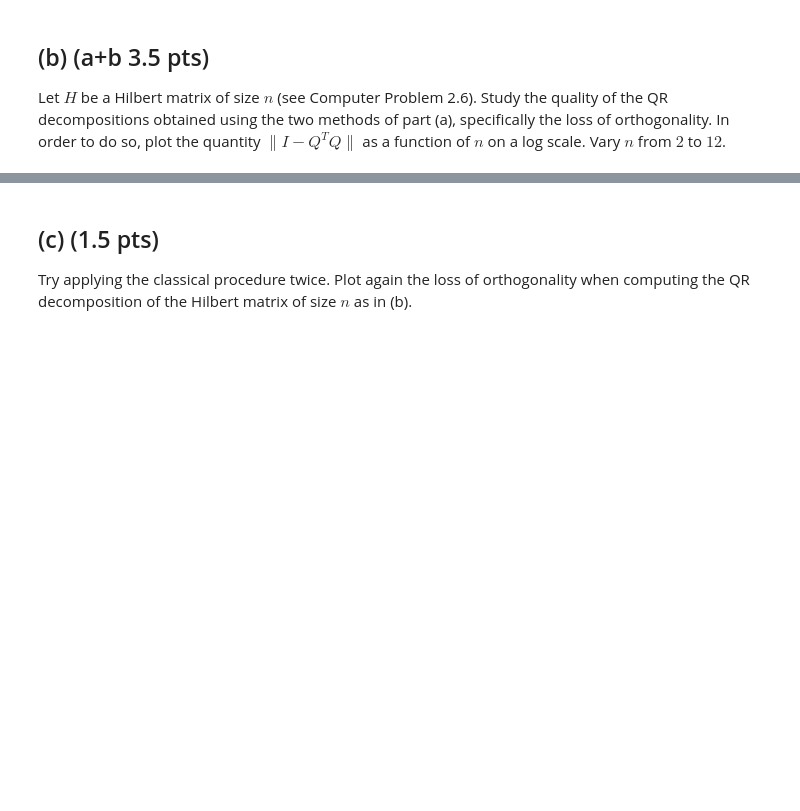
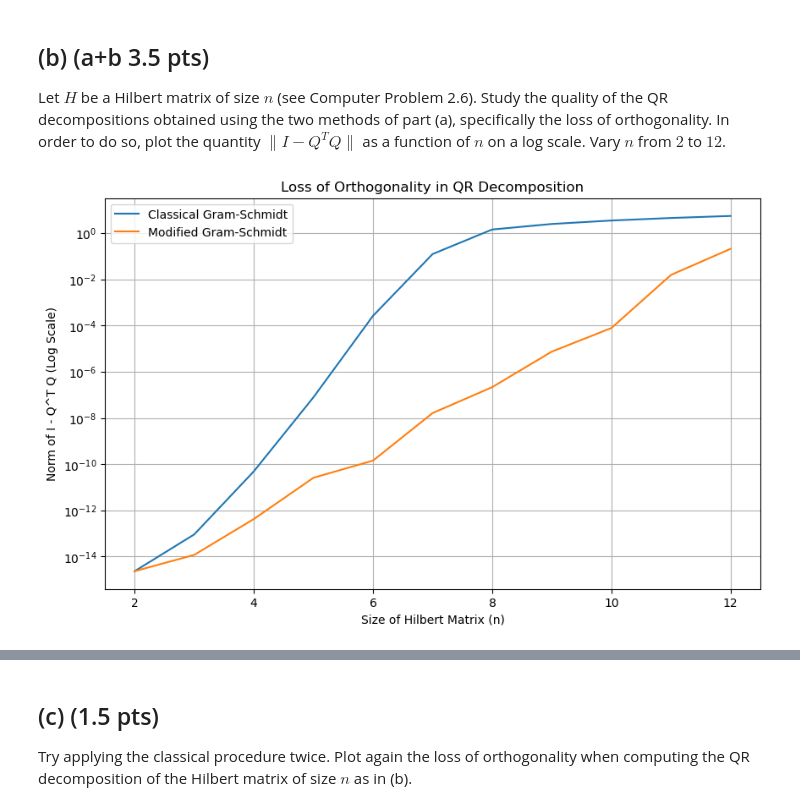
Before and after one commit to Terry-ZJ-Zhang/Numerical_Algorithm_Assignments, a Jupyter notebook: hw3/hw3_2023.ipynb, the cells around one changed output, grey strips where cells are left out. Cells and saved outputs as stored; diff of their text form; code cells hidden in the pictures; blank space fills up the shorter version.

```diff
--- a/hw3/hw3_2023.ipynb
+++ b/hw3/hw3_2023.ipynb
@@ -39,0 +83,38 @@ Let $H$ be a Hilbert matrix of size $n$ (see Computer Problem 2.6). Study the qu
+# %%
+def hilbert_matrix(n):
+    """Generate an n x n Hilbert matrix."""
+    return np.array([[1 / (i + j - 1) for j in range(1, n + 1)] for i in range(1, n + 1)])
+
+def norm_diff(Q):
+    """Calculate the norm of I - Q^T Q."""
+    I = np.eye(Q.shape[1])
+    return np.linalg.norm(I - np.dot(Q.T, Q))
+
+# Initialize lists to store the norms for each n
+norms_classical = []
+norms_modified = []
+
+# Vary n from 2 to 12
+for n in range(2, 13):
+    H = hilbert_matrix(n)
+
+    # Classical Gram-Schmidt
+    Q_classical, _ = classical_gram_schmidt(H)
+    norms_classical.append(norm_diff(Q_classical))
+
+    # Modified Gram-Schmidt
+    Q_modified, _ = modified_gram_schmidt(H)
+    norms_modified.append(norm_diff(Q_modified))
+
+# Plotting the results
+plt.figure(figsize=(10, 6))
+plt.semilogy(range(2, 13), norms_classical, label='Classical Gram-Schmidt')
+plt.semilogy(range(2, 13), norms_modified, label='Modified Gram-Schmidt')
+plt.xlabel('Size of Hilbert Matrix (n)')
+plt.ylabel('Norm of I - Q^T Q (Log Scale)')
+plt.title('Loss of Orthogonality in QR Decomposition')
+plt.legend()
+plt.grid(True)
+plt.show()
+# %% [output]
+[figure, added]
```
Also changed, not shown: parts of 11 cells of this notebook.
